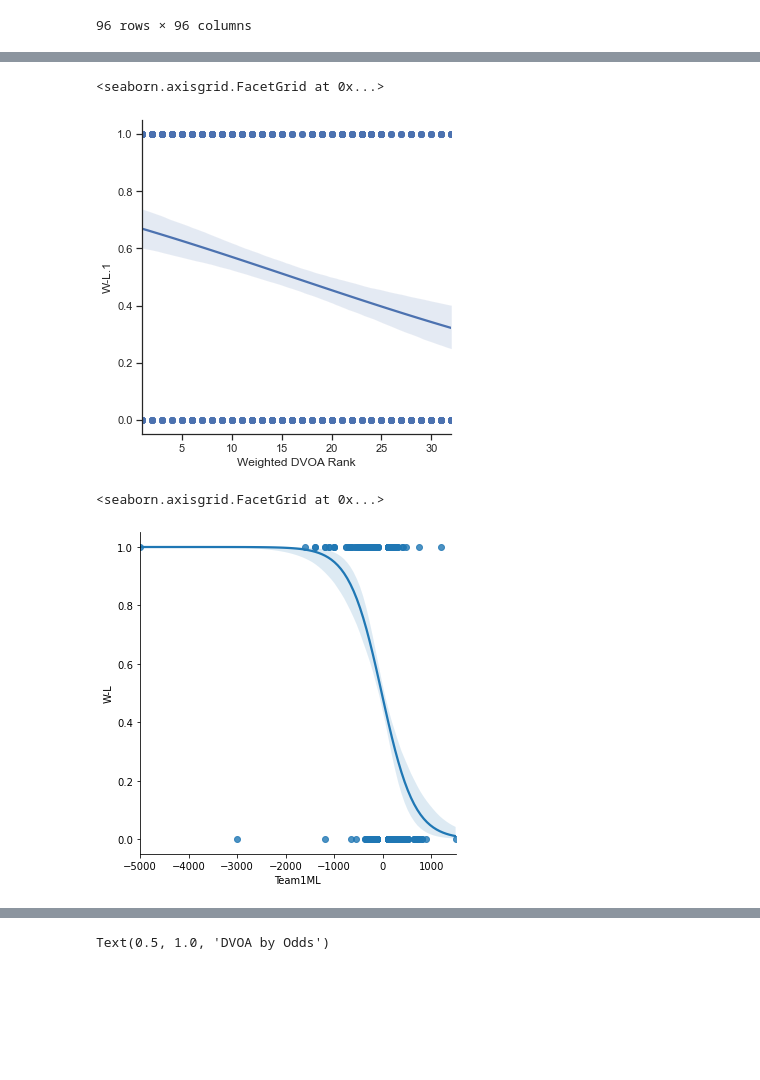
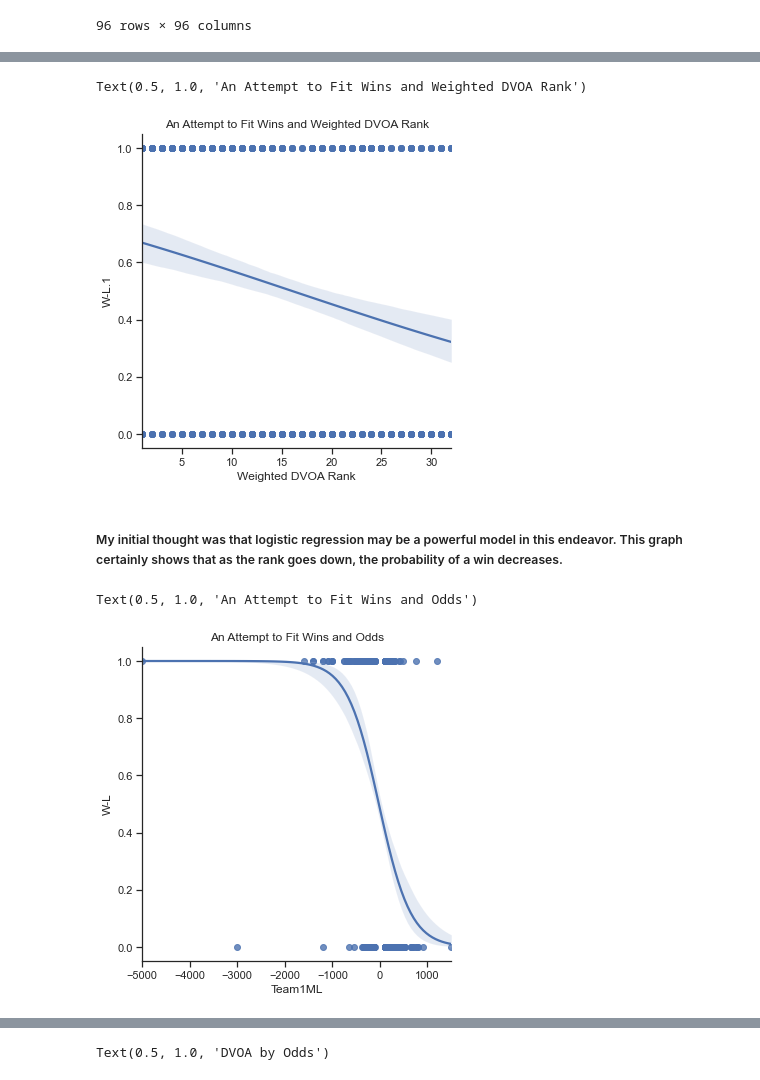
Before and after one commit to vivekbavda/NFL, a Jupyter notebook: BavdaNFLCapstoneDataCleaning.ipynb, the cells around one changed output, grey strips where cells are left out. Cells and saved outputs as stored; diff of their text form; code cells hidden in the pictures; blank space fills up the shorter version.

```diff
--- a/BavdaNFLCapstoneDataCleaning.ipynb
+++ b/BavdaNFLCapstoneDataCleaning.ipynb
@@ -1230,10 +1115,14 @@ sns.heatmap(dfprojected4.corr()[['W-L.1']].sort_values('W-L.1'),
 # %%
 sns.lmplot(x="Weighted DVOA Rank", y="W-L.1", logistic=True, data=dfprojected4)
+plt.title('An Attempt to Fit Wins and Weighted DVOA Rank')
 # %% [output]
-<seaborn.axisgrid.FacetGrid at 0x...>
+Text(0.5, 1.0, 'An Attempt to Fit Wins and Weighted DVOA Rank')
-[figure, old version]
+[figure, new version]
+# %% [markdown]
+##### My initial thought was that logistic regression may be a powerful model in this endeavor. This graph certainly shows that as the rank goes down, the probability of a win decreases.
 # %%
 sns.lmplot(x="Team1ML", y="W-L", logistic=True, data=dfprojected4)
+plt.title('An Attempt to Fit Wins and Odds')
 # %% [output]
-<seaborn.axisgrid.FacetGrid at 0x...>
+Text(0.5, 1.0, 'An Attempt to Fit Wins and Odds')
-[figure, old version]
+[figure, new version]
```
Also changed, not shown: parts of 87 cells of this notebook, 2 other files.
